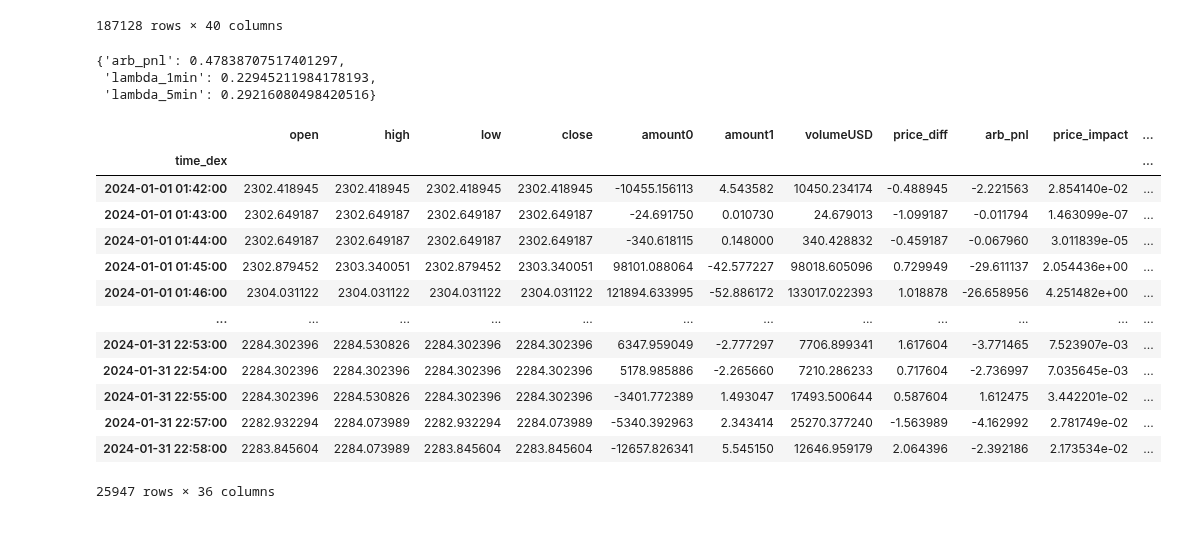
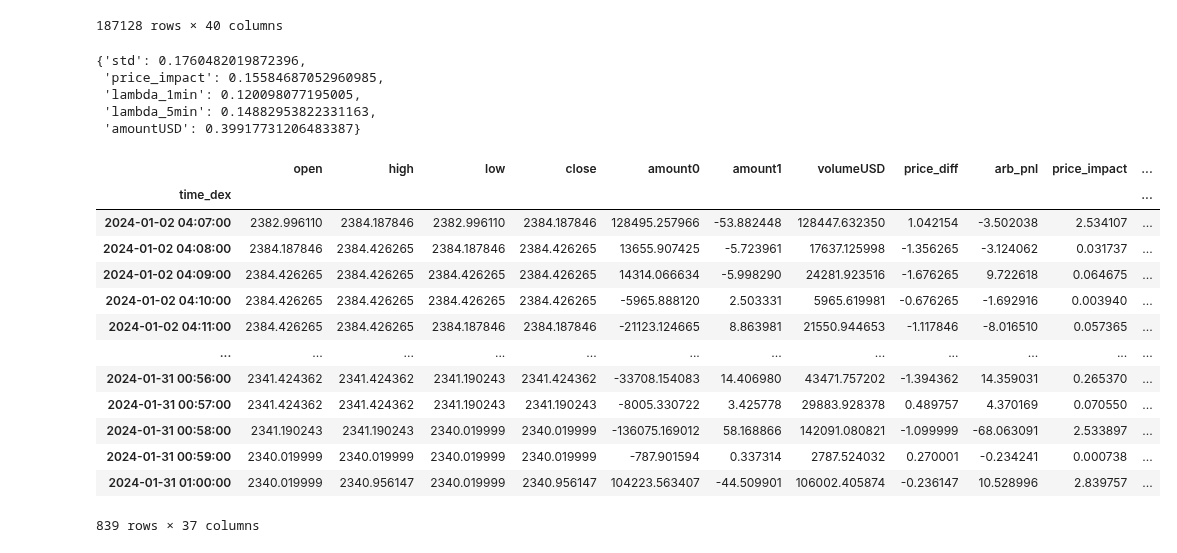
Before and after one commit to Armand-Morin/afp-berkeley-dynamic-fee-defi-amm, a Jupyter notebook: compact_model.ipynb, the cells around one changed output. Drawn from its saved outputs; the diff is of its cells as text; code cells hidden in the pictures.

```diff
--- a/compact_model.ipynb
+++ b/compact_model.ipynb
@@ -106,9 +106,9 @@ data = data.dropna()
 
 features = [#'LVR_nbtoken',
             #'price_diff',
-            'arb_pnl',
-            #'std',
-            #'price_impact',
+            #'arb_pnl',
+            'std',
+            'price_impact',
             #'mean_rol_amount', 'avg_gas',  'rol_amountUSD',
             'lambda_1min',# 'rol_1min_span', 'rol_1m_trade_count',
             'lambda_5min',# 'rol_5min_span', 'rol_5m_trade_count',
@@ -122,8 +122,8 @@ filtered_indices = data[features].apply(lambda x: x.between(lower_bound[x.name],
 data_filtered = data.loc[filtered_indices].copy()
 
 # max and min fee in %
-f_min = 0.04
-f_max = 0.1
+f_min = 0.02
+f_max = 0.08
 
 params = {}
 for f in features:
@@ -160,9 +160,11 @@ feature_importances = model.feature_importances_ / model.feature_importances_.su
 features_importance_normalized = {feature: importance for feature, importance in zip(features, feature_importances)}
 features_importance_normalized
 # %% [output]
-{'arb_pnl': 0.47838707517401297,
- 'lambda_1min': 0.22945211984178193,
- 'lambda_5min': 0.29216080498420516}
+{'std': 0.1760482019872396,
+ 'price_impact': 0.15584687052960985,
+ 'lambda_1min': 0.120098077195005,
+ 'lambda_5min': 0.14882953822331163,
+ 'amountUSD': 0.39917731206483387}
 # %%
 buy_subset = data_filtered[data_filtered['amount1'] < 0].copy()
 sell_subset = data_filtered[data_filtered['amount1'] > 0].copy()
@@ -239,51 +241,52 @@ metrics = combined_data.resample('1Min', on='time_dex').agg({
 metrics.columns = metrics.columns.droplevel(0)
 metrics = metrics.rename(columns={'amountUSD': 'volumeUSD'})
 metrics['1m_volumeUSD'] = metrics['volumeUSD'].rolling(window=60).sum()
+metrics['std'] = metrics['close'].rolling(window=60).std()
 
 metrics['future_close'] = metrics['close'].shift(-60)
 metrics = metrics.dropna()
 
 metrics['markout'] = metrics.apply(lambda x: calculate_markout(d=np.sign(x['amount0']), v=x['volumeUSD'], f=x['future_close'], p=x['close']), axis=1)
 
 pool_fee_rate = 0.05/100
 
 metrics['trade_direction'] = np.sign(metrics['amount0'])
 metrics['cfee'] = pool_fee_rate * metrics['volumeUSD']
 metrics['dfee'] = metrics['combined_fee'].abs() * metrics['volumeUSD']
 
 metrics['cpnl'] = metrics['close'].shift(-1) - metrics['close'] + metrics['cfee'].abs()
 metrics['dpnl'] = metrics['close'].shift(-1) - metrics['close'] + metrics['dfee'].abs()
 
 metrics['cfee_cumul'] = metrics['cfee'].cumsum()
 metrics['dfee_cumul'] = metrics['dfee'].cumsum()
 metrics['avg_7m_cfee'] = (metrics['volumeUSD'] * pool_fee_rate).rolling(window=7).mean()
 
-metrics['cpnl_5m_positive'] = metrics['cpnl'].rolling(window=5).apply(lambda x: np.sum(x[x>0]))
-metrics['cpnl_5m_negative'] = metrics['cpnl'].rolling(window=5).apply(lambda x: np.sum(x[x<0]))
+metrics['cpnl_5m_positive'] = (pool_fee_rate*metrics['arb_pnl']).rolling(window=5).apply(lambda x: np.sum(x[x>0]))
+metrics['cpnl_5m_negative'] = ((1-pool_fee_rate)*metrics['arb_pnl']).rolling(window=5).apply(lambda x: np.sum(x[x<0]))
 # Calculate a 7 min ma of percent toxic flow:
-metrics['c%_toxic_flow_ma_7m'] = (metrics['cpnl_5m_negative'].abs() / (metrics['cpnl_5m_negative'] + metrics['cpnl_5m_positive'])).rolling(window=7).mean()
+metrics['c%_toxic_flow_ma_5m'] = (metrics['cpnl_5m_negative'].abs() / (metrics['cpnl_5m_negative'] + metrics['cpnl_5m_positive'])).rolling(window=7).mean()
 
-metrics['dpnl_5m_positive'] = metrics['dpnl'].rolling(window=5).apply(lambda x: np.sum(x[x>0]))
-metrics['dpnl_5m_negative'] = metrics['dpnl'].rolling(window=5).apply(lambda x: np.sum(x[x<0]))
+metrics['dpnl_5m_positive'] = (metrics['combined_fee'].abs()*metrics['arb_pnl']).rolling(window=5).apply(lambda x: np.sum(x[x>0]))
+metrics['dpnl_5m_negative'] = ((1-metrics['combined_fee'].abs())*metrics['arb_pnl']).rolling(window=5).apply(lambda x: np.sum(x[x<0]))
 # Calculate a 7 min ma of percent toxic flow:
-metrics['d%_toxic_flow_ma_7m'] = (metrics['dpnl_5m_negative'].abs() / (metrics['dpnl_5m_negative'] + metrics['dpnl_5m_positive'])).rolling(window=7).mean()
+metrics['d%_toxic_flow_ma_5m'] = (metrics['dpnl_5m_negative'].abs() / (metrics['dpnl_5m_negative'] + metrics['dpnl_5m_positive'])).rolling(window=7).mean()
 
 metrics.dropna()
 # %% [output]
 |  | open | high | low | close | amount0 | amount1 | volumeUSD | price_diff | arb_pnl | price_impact | ... |
 | time_dex |  |  |  |  |  |  |  |  |  |  | ... |
-| 2024-01-01 01:42:00 | 2302.418945 | 2302.418945 | 2302.418945 | 2302.418945 | -10455.156113 | 4.543582 | 10450.234174 | -0.488945 | -2.221563 | 2.854140e-02 | ... |
-| 2024-01-01 01:43:00 | 2302.649187 | 2302.649187 | 2302.649187 | 2302.649187 | -24.691750 | 0.010730 | 24.679013 | -1.099187 | -0.011794 | 1.463099e-07 | ... |
-| 2024-01-01 01:44:00 | 2302.649187 | 2302.649187 | 2302.649187 | 2302.649187 | -340.618115 | 0.148000 | 340.428832 | -0.459187 | -0.067960 | 3.011839e-05 | ... |
-| 2024-01-01 01:45:00 | 2302.879452 | 2303.340051 | 2302.879452 | 2303.340051 | 98101.088064 | -42.577227 | 98018.605096 | 0.729949 | -29.611137 | 2.054436e+00 | ... |
-| 2024-01-01 01:46:00 | 2304.031122 | 2304.031122 | 2304.031122 | 2304.031122 | 121894.633995 | -52.886172 | 133017.022393 | 1.018878 | -26.658956 | 4.251482e+00 | ... |
+| 2024-01-02 04:07:00 | 2382.996110 | 2384.187846 | 2382.996110 | 2384.187846 | 128495.257966 | -53.882448 | 128447.632350 | 1.042154 | -3.502038 | 2.534107 | ... |
+| 2024-01-02 04:08:00 | 2384.187846 | 2384.426265 | 2384.187846 | 2384.426265 | 13655.907425 | -5.723961 | 17637.125998 | -1.356265 | -3.124062 | 0.031737 | ... |
+| 2024-01-02 04:09:00 | 2384.426265 | 2384.426265 | 2384.426265 | 2384.426265 | 14314.066634 | -5.998290 | 24281.923516 | -1.676265 | 9.722618 | 0.064675 | ... |
+| 2024-01-02 04:10:00 | 2384.426265 | 2384.426265 | 2384.426265 | 2384.426265 | -5965.888120 | 2.503331 | 5965.619981 | -0.676265 | -1.692916 | 0.003940 | ... |
+| 2024-01-02 04:11:00 | 2384.426265 | 2384.426265 | 2384.187846 | 2384.187846 | -21123.124665 | 8.863981 | 21550.944653 | -1.117846 | -8.016510 | 0.057365 | ... |
 | ... | ... | ... | ... | ... | ... | ... | ... | ... | ... | ... | ... |
-| 2024-01-31 22:53:00 | 2284.302396 | 2284.530826 | 2284.302396 | 2284.302396 | 6347.959049 | -2.777297 | 7706.899341 | 1.617604 | -3.771465 | 7.523907e-03 | ... |
-| 2024-01-31 22:54:00 | 2284.302396 | 2284.302396 | 2284.302396 | 2284.302396 | 5178.985886 | -2.265660 | 7210.286233 | 0.717604 | -2.736997 | 7.035645e-03 | ... |
-| 2024-01-31 22:55:00 | 2284.302396 | 2284.530826 | 2284.302396 | 2284.302396 | -3401.772389 | 1.493047 | 17493.500644 | 0.587604 | 1.612475 | 3.442201e-02 | ... |
-| 2024-01-31 22:57:00 | 2282.932294 | 2284.073989 | 2282.932294 | 2284.073989 | -5340.392963 | 2.343414 | 25270.377240 | -1.563989 | -4.162992 | 2.781749e-02 | ... |
-| 2024-01-31 22:58:00 | 2283.845604 | 2284.073989 | 2283.845604 | 2283.845604 | -12657.826341 | 5.545150 | 12646.959179 | 2.064396 | -2.392186 | 2.173534e-02 | ... |
+| 2024-01-31 00:56:00 | 2341.424362 | 2341.424362 | 2341.190243 | 2341.424362 | -33708.154083 | 14.406980 | 43471.757202 | -1.394362 | 14.359031 | 0.265370 | ... |
+| 2024-01-31 00:57:00 | 2341.424362 | 2341.424362 | 2341.190243 | 2341.190243 | -8005.330722 | 3.425778 | 29883.928378 | 0.489757 | 4.370169 | 0.070550 | ... |
+| 2024-01-31 00:58:00 | 2341.190243 | 2341.190243 | 2340.019999 | 2340.019999 | -136075.169012 | 58.168866 | 142091.080821 | -1.099999 | -68.063091 | 2.533897 | ... |
+| 2024-01-31 00:59:00 | 2340.019999 | 2340.019999 | 2340.019999 | 2340.019999 | -787.901594 | 0.337314 | 2787.524032 | 0.270001 | -0.234241 | 0.000738 | ... |
+| 2024-01-31 01:00:00 | 2340.019999 | 2340.956147 | 2340.019999 | 2340.956147 | 104223.563407 | -44.509901 | 106002.405874 | -0.236147 | 10.528996 | 2.839757 | ... |
-25947 rows × 36 columns
+839 rows × 37 columns
 # %%
 add_per = (metrics['dpnl'] - metrics['cpnl']).sum()/current_liquidity_usd
 print('Additional profits of the dynamic fee over the constant fee model: ', round(add_per*100,2), '%')
```
Also changed, not shown: parts of 8 cells of this notebook.
